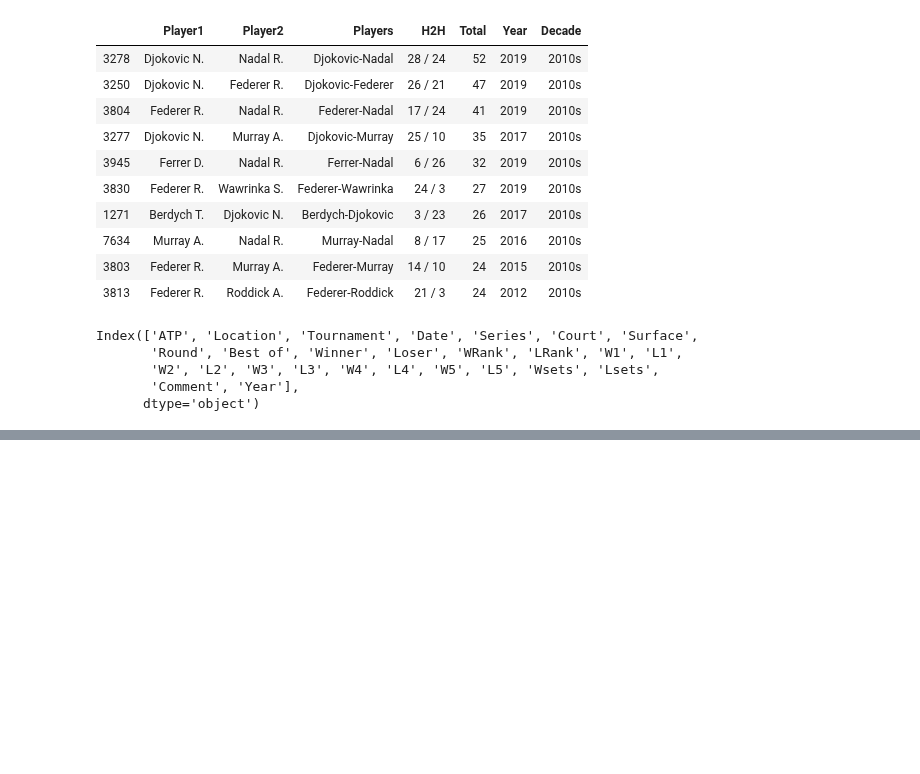
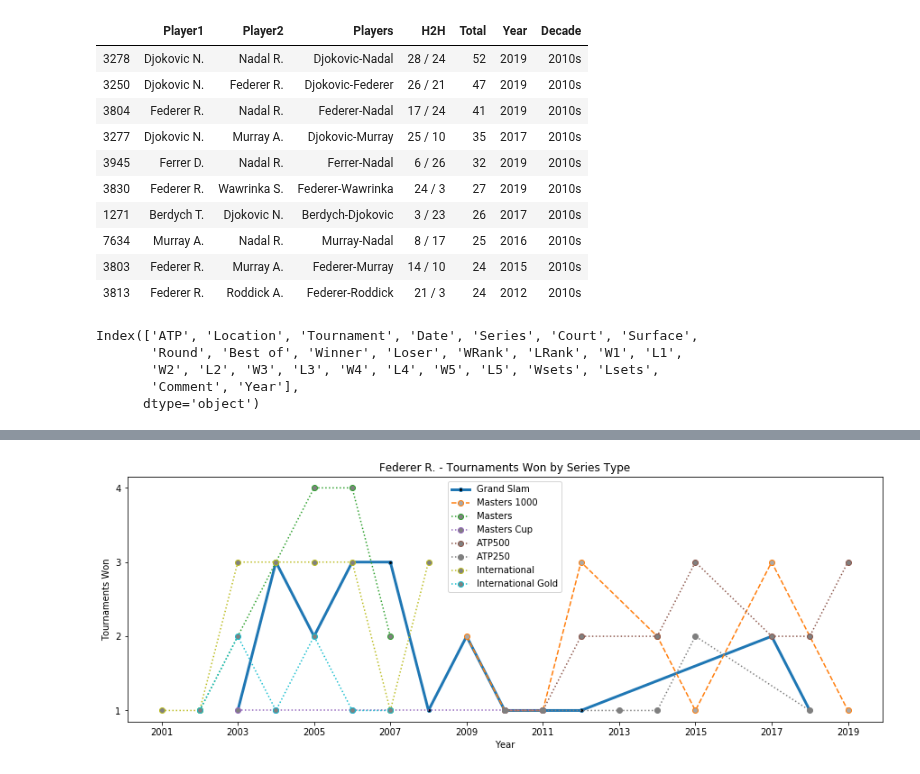
Before and after one commit to CSCI-5502/final-project, a Jupyter notebook: top-rivalries/ATP_Top_Rivalry_2000-2019.ipynb, the cells around one changed output, grey strips where cells are left out. Drawn from its saved outputs; the diff is of its cells as text; code cells hidden in the pictures; blank space fills up the shorter version.

```diff
--- a/top-rivalries/ATP_Top_Rivalry_2000-2019.ipynb
+++ b/top-rivalries/ATP_Top_Rivalry_2000-2019.ipynb
@@ -105,0 +173,32 @@ TypeError: size() got an unexpected keyword argument 'ascending'
+# %%
+# tournament wins by year
+def plot_player_tournament_win_history(player):
+
+    player_df = tennis_data_finals[(tennis_data_finals['Winner'] == player)].groupby(['Series','Year'], as_index=False).agg(['count'])
+    player_df = player_df['ATP'].reset_index()
+
+    fig = plt.figure(figsize=(15,5))
+    ax = fig.add_subplot(111)
+    ax.set_prop_cycle(plt.cycler('color', plt.cm.tab10(np.linspace(0, 1, 8))))
+    ax.set_xticks(np.arange(min(player_df['Year']), max(player_df['Year'])+1, 2))
+    ax.set_yticks(np.arange(min(player_df['count']), max(player_df['count'])+1, 1))
+
+    plt.title(player+' - Tournaments Won by Series Type')
+    plt.ylabel('Tournaments Won')
+    plt.xlabel('Year')
+
+    # Plot tournaments by type
+    plt.plot(player_df[player_df['Series']=='Grand Slam']['Year'], player_df[player_df['Series']=='Grand Slam']['count'], marker='o', markerfacecolor='black', markersize=4, linewidth=3)
+    plt.plot(player_df[player_df['Series']=='Masters 1000']['Year'], player_df[player_df['Series']=='Masters 1000']['count'], linestyle='--', marker='o', markerfacecolor='darkgray')
+    plt.plot(player_df[player_df['Series']=='Masters']['Year'], player_df[player_df['Series']=='Masters']['count'], linestyle='dotted', marker='o', markerfacecolor='grey')
+    plt.plot(player_df[player_df['Series']=='Masters Cup']['Year'], player_df[player_df['Series']=='Masters Cup']['count'], linestyle='dotted', marker='o', markerfacecolor='grey')
+    plt.plot(player_df[player_df['Series']=='ATP500']['Year'], player_df[player_df['Series']=='ATP500']['count'], linestyle='dotted', marker='o', markerfacecolor='grey')
+    plt.plot(player_df[player_df['Series']=='ATP250']['Year'], player_df[player_df['Series']=='ATP250']['count'], linestyle='dotted', marker='o', markerfacecolor='grey')
+    plt.plot(player_df[player_df['Series']=='International']['Year'], player_df[player_df['Series']=='International']['count'], linestyle='dotted', marker='o', markerfacecolor='grey')
+    plt.plot(player_df[player_df['Series']=='International Gold']['Year'], player_df[player_df['Series']=='International Gold']['count'], linestyle='dotted', marker='o', markerfacecolor='grey')
+
+    plt.legend(['Grand Slam', 'Masters 1000', 'Masters', 'Masters Cup', 'ATP500', 'ATP250', 'International', 'International Gold'], loc='best', prop={'size': 10})
+# %%
+plot_player_tournament_win_history('Federer R.')
+# %% [output]
+[figure, added]
```
Also changed, not shown: parts of 28 cells of this notebook, 2 other files.
